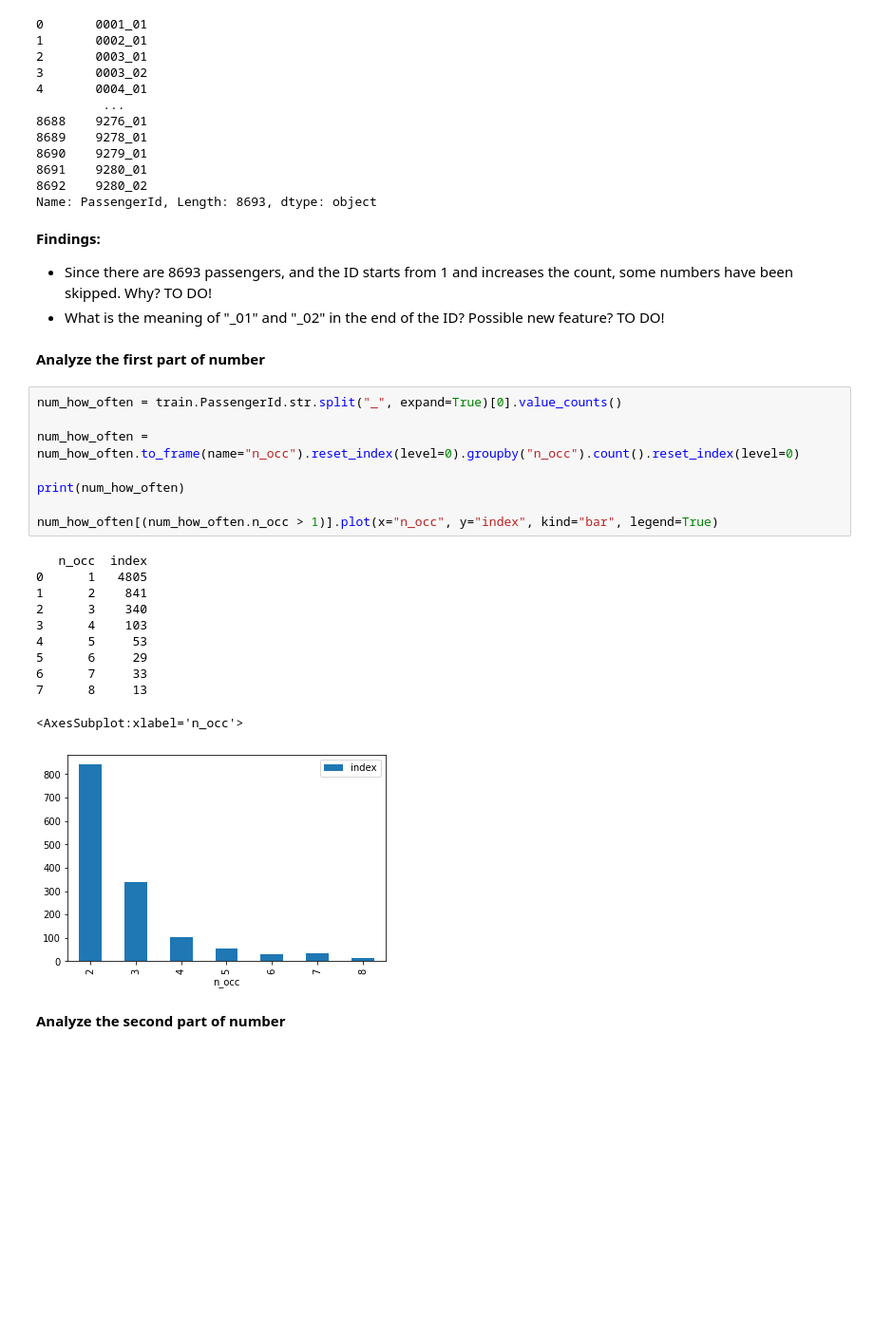
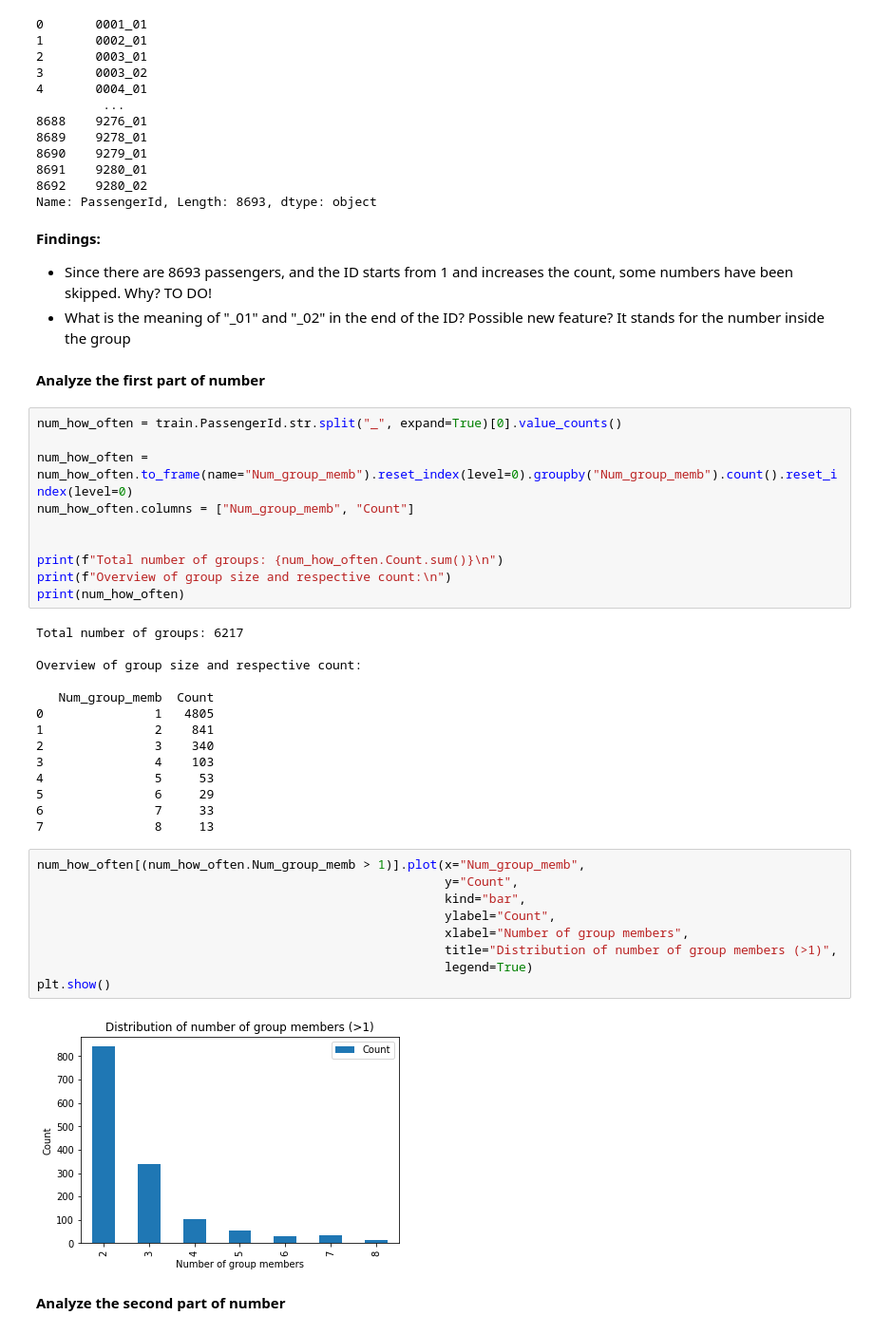
Before and after one commit to PatrickSVM/Spaceship-Titanic-Kaggle-Challenge, a Jupyter notebook: Spaceship_Titanic.ipynb, the cells around one changed output. Shown at 95% size. Drawn from its saved outputs; the diff is of its cells as text; blank space fills up the shorter version.

```diff
--- a/Spaceship_Titanic.ipynb
+++ b/Spaceship_Titanic.ipynb
@@ -308,29 +309,44 @@ Name: PassengerId, Length: 8693, dtype: object
 # %% [markdown]
 **Findings:**
 - Since there are 8693 passengers, and the ID starts from 1 and increases the count, some numbers have been skipped. Why? TO DO!
-- What is the meaning of "_01" and "_02" in the end of the ID? Possible new feature? TO DO!
+- What is the meaning of "_01" and "_02" in the end of the ID? Possible new feature? It stands for the number inside the group
 # %% [markdown]
 **Analyze the first part of number**
 # %%
 num_how_often = train.PassengerId.str.split("_", expand=True)[0].value_counts()
 
-num_how_often = num_how_often.to_frame(name="n_occ").reset_index(level=0).groupby("n_occ").count().reset_index(level=0)
+num_how_often = num_how_often.to_frame(name="Num_group_memb").reset_index(level=0).groupby("Num_group_memb").count().reset_index(level=0)
+num_how_often.columns = ["Num_group_memb", "Count"]
 
+
+print(f"Total number of groups: {num_how_often.Count.sum()}\n")
+print(f"Overview of group size and respective count:\n")
 print(num_how_often)
-
-num_how_often[(num_how_often.n_occ > 1)].plot(x="n_occ", y="index", kind="bar", legend=True)
 # %% [output]
-   n_occ  index
-0      1   4805
-1      2    841
-2      3    340
-3      4    103
-4      5     53
-5      6     29
-6      7     33
-7      8     13
+Total number of groups: 6217
+
+Overview of group size and respective count:
+
+   Num_group_memb  Count
+0               1   4805
+1               2    841
+2               3    340
+3               4    103
+4               5     53
+5               6     29
+6               7     33
+7               8     13
-<AxesSubplot:xlabel='n_occ'>
-[figure, removed]
+# %%
+num_how_often[(num_how_often.Num_group_memb > 1)].plot(x="Num_group_memb",
+                                                       y="Count",
+                                                       kind="bar",
+                                                       ylabel="Count",
+                                                       xlabel="Number of group members",
+                                                       title="Distribution of number of group members (>1)",
+                                                       legend=True)
+plt.show()
+# %% [output]
+[figure, added]
 # %% [markdown]
 **Analyze the second part of number**
 # %%
```
Also changed, not shown: parts of 4 cells of this notebook.
